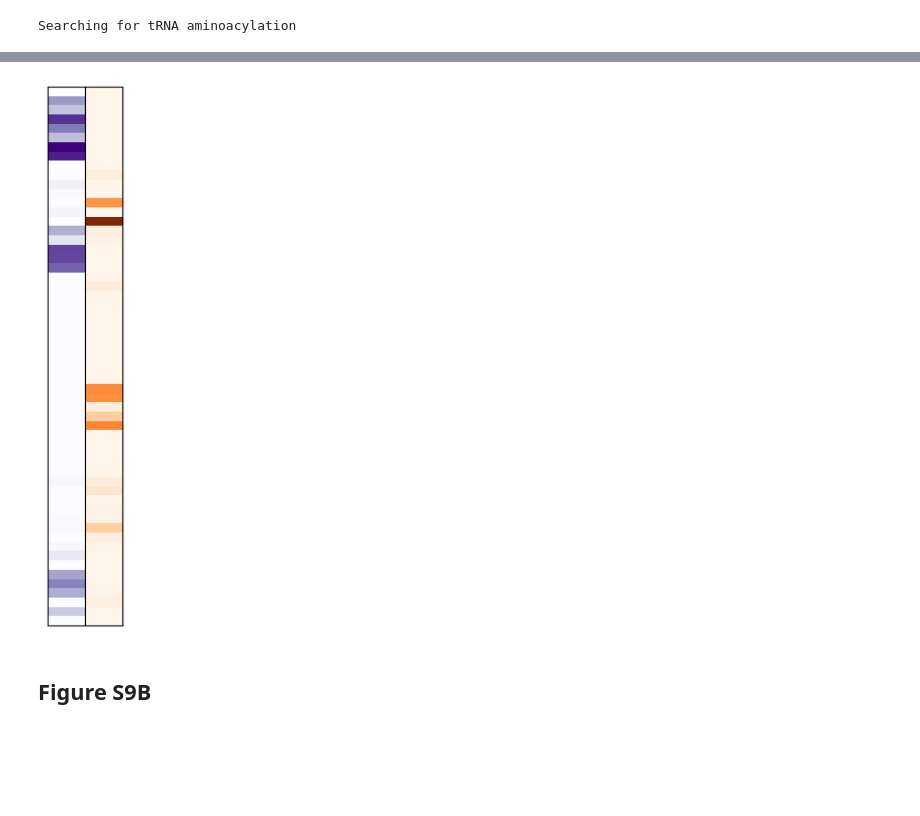
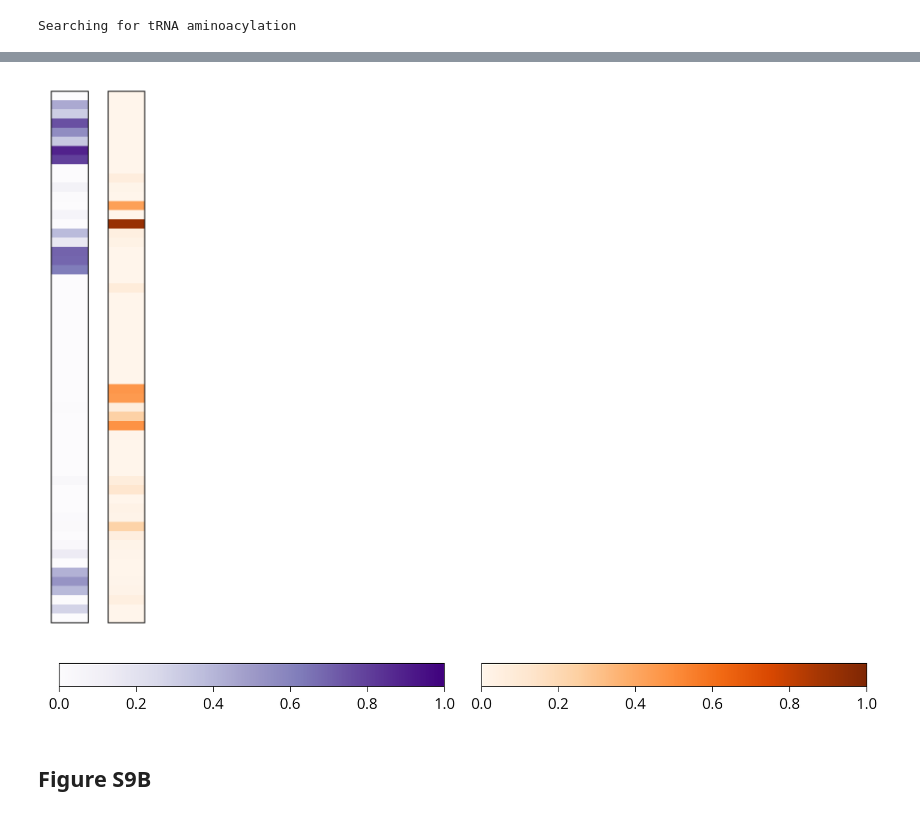
Before and after one commit to paulssonlab/2025_Eaton_optical-pooled-screen, a Jupyter notebook: Figures/Figure_S9.ipynb, the cells around one changed output, grey strips where cells are left out. Cells and saved outputs as stored; diff of their text form; code cells hidden in the pictures; blank space fills up the shorter version.

```diff
--- a/Figures/Figure_S9.ipynb
+++ b/Figures/Figure_S9.ipynb
@@ -1,44 +1,21 @@
 # %%
 import trenchripper as tr
+
 import anndata
-import urllib.request
-import os
-import glob
-import h5py
-import shutil
 
 import numpy as np
 import pandas as pd
-import seaborn as sns
-import colorcet as cc
 import scanpy as sc
-import matplotlib as mpl
-import dask.dataframe as dd
-import pickle as pkl
-import skimage as sk
 import scipy.cluster.hierarchy as sch
 
-
 import matplotlib.pyplot as plt
-import matplotlib.gridspec as gridspec
-import matplotlib.patches as patches
-
-from dna_features_viewer import BiopythonTranslator
-from Bio.SeqFeature import SeqFeature,FeatureLocation
-from Bio import SeqIO
-from scipy.stats import gaussian_kde
 
 import goatools
 import goatools.base
 from goatools.base import download_go_basic_obo
-
 from goatools.obo_parser import GODag
 from goatools.anno.gaf_reader import GafReader
-from goatools.semantic import semantic_similarity
-from goatools.semantic import TermCounts, get_info_content
-
-from goatools.goea.go_enrichment_ns import GOEnrichmentStudyNS
-from goatools.go_enrichment import GOEnrichmentStudy
+plt.style.use('./deaton.mplstyle')
 # %% [markdown]
 ## Load Functions
 # %%
@@ -160,26 +137,43 @@ trna_perc_arr = trna_perc_series.values
 # %%
 # fig = plt.figure(figsize=(8,8))
 
 fig, (ax1, ax2) = plt.subplots(1, 2, figsize=(1,8))
 
 # ax = plt.subplot(1,1,1)
 
-ax1.imshow(r_prot_perc_arr[:,np.newaxis], cmap='Purples', interpolation='nearest',aspect=0.25)
+r_prot_img = ax1.imshow(r_prot_perc_arr[:,np.newaxis], cmap='Purples', interpolation='nearest',aspect=0.25,vmin=0,vmax=1)
 
 ax1.set_xticks([])  # Remove x-axis ticks
 ax1.set_yticks([])  # Remove y-axis ticks
 
-ax2.imshow(trna_perc_arr[:,np.newaxis], cmap='Oranges', interpolation='nearest',aspect=0.25)
+t_rne_syn_img = ax2.imshow(trna_perc_arr[:,np.newaxis], cmap='Oranges', interpolation='nearest',aspect=0.25,vmin=0,vmax=1)
 
 ax2.set_xticks([])  # Remove x-axis ticks
 ax2.set_yticks([])  # Remove y-axis ticks
 
 # Adjust spacing between subplots to remove the separation
 plt.subplots_adjust(wspace=0, hspace=0)
 
 plt.savefig("/home/de64/group/de64/CRISPRi_Libraries/dev_notebooks/2024-11-23_Figure_Notebooks/S9/Prot_Dist.png",dpi=500,transparent=True,bbox_inches="tight")
 # %% [output]
-[figure, old version]
+[figure, new version]
+# %%
+# Separate figure for displaying the colormaps
+fig2, (cb_ax1, cb_ax2) = plt.subplots(1, 2, figsize=(8, 0.75))
+
+# Colormap for "Purples"
+cbar1 = fig2.colorbar(r_prot_img, cax=cb_ax1, orientation='horizontal')
+cb_ax1.set_title("")
+
+# Colormap for "Oranges"
+cbar2 = fig2.colorbar(t_rne_syn_img, cax=cb_ax2, orientation='horizontal')
+cb_ax2.set_title("")
+
+plt.tight_layout()
+plt.savefig("/home/de64/group/de64/CRISPRi_Libraries/dev_notebooks/2024-11-23_Figure_Notebooks/S9/Prot_Dist_cmap.png", dpi=500, bbox_inches="tight")
+plt.show()
+# %% [output]
+[figure, added]
 # %% [markdown]
 ## Figure S9B
 # %%
```
Also changed, not shown: parts of 10 cells of this notebook, 18 other files.
